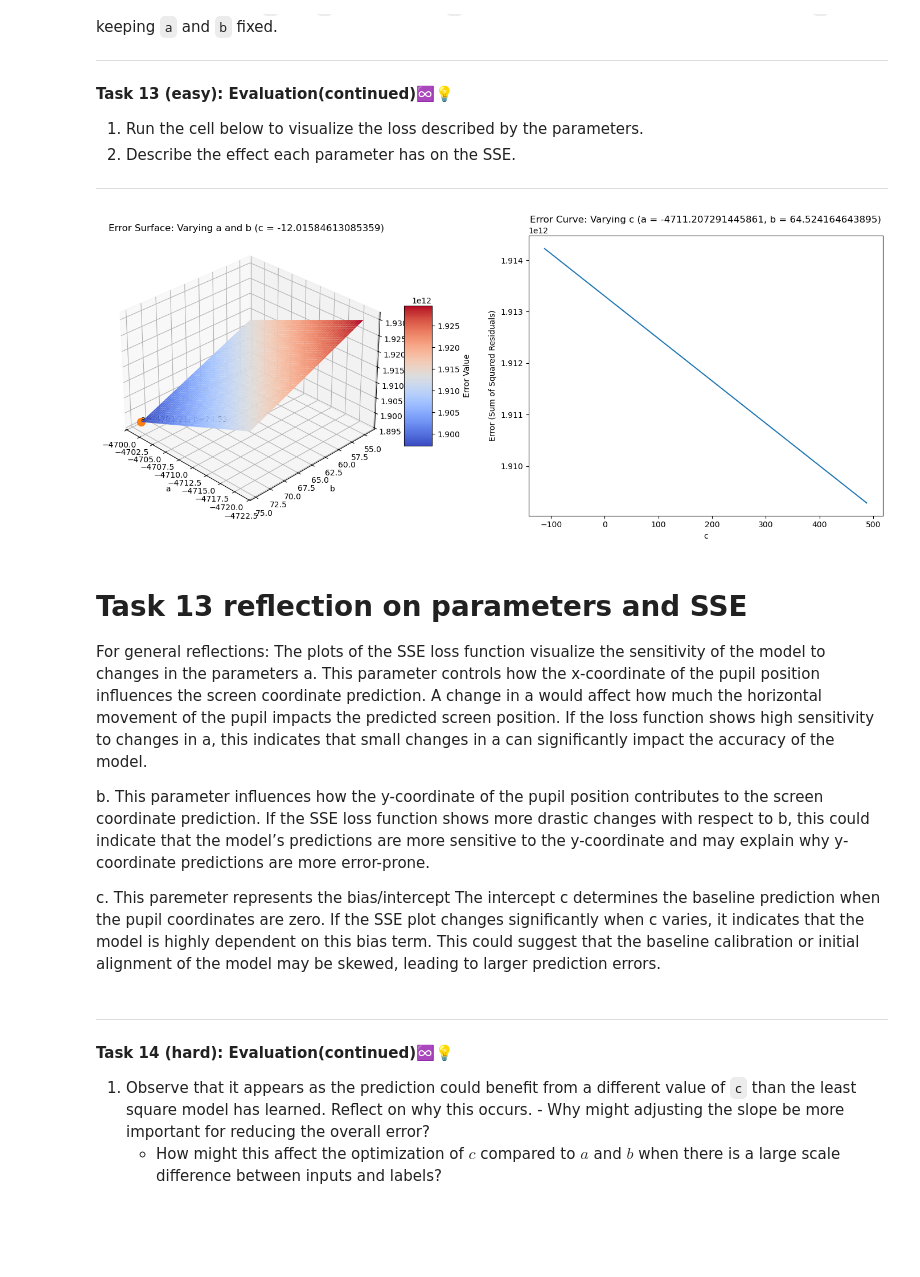
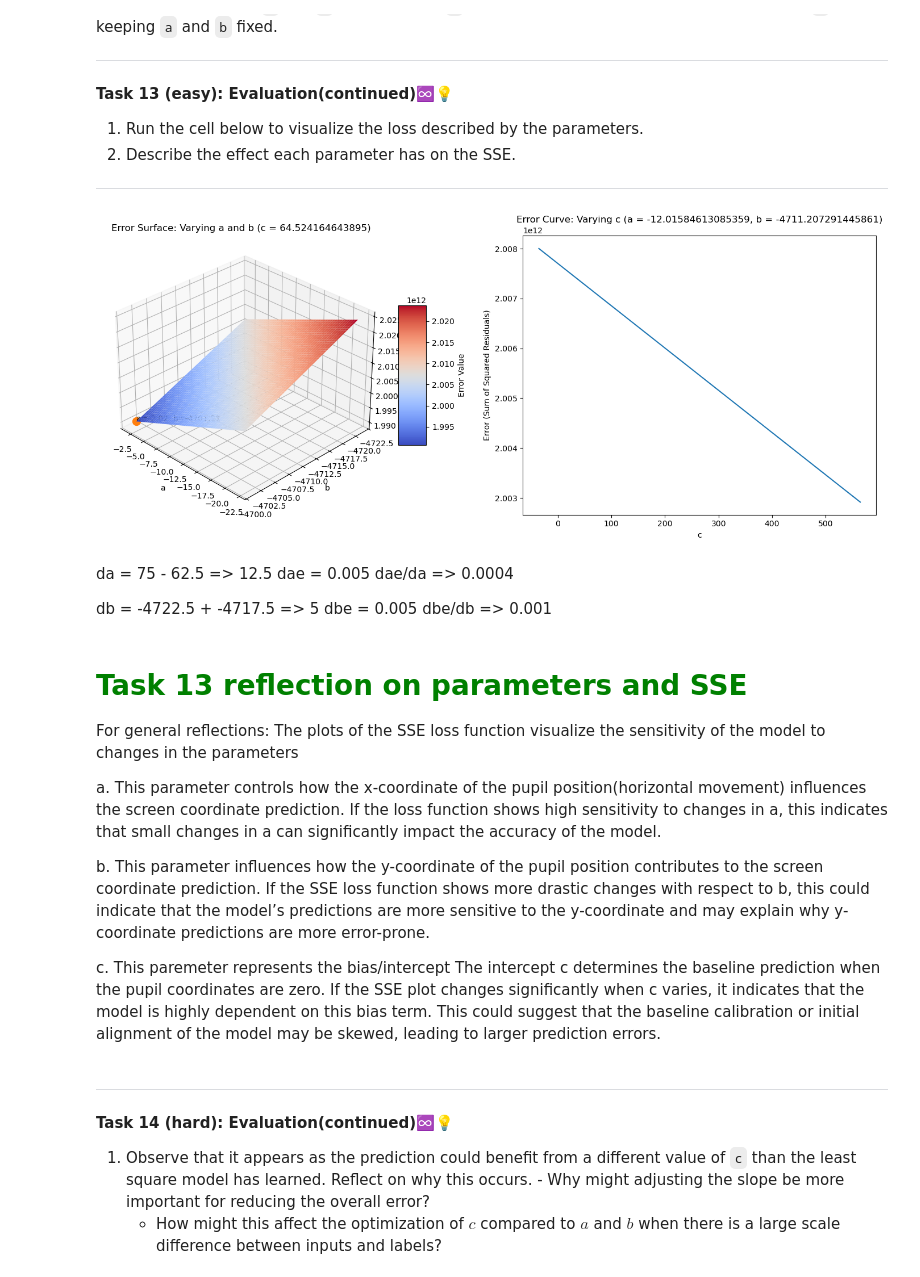
Before and after one commit to simontitk/machine-learning, a Jupyter notebook: 02-gaze.ipynb, the cells around one changed output. Cells and saved outputs as stored; diff of their text form; code cells hidden in the pictures; blank space fills up the shorter version.

Commit message:
Overhauled multiple reflections. Changed iml to fix 3d plane visualizer. Heatmapboi still still overcooked.

```diff
--- a/02-gaze.ipynb
+++ b/02-gaze.ipynb
@@ -332,8 +332,8 @@ class LinearGaze(GazeModel):
         #
         px, py = pupil[0], pupil[1]
 
-        x_predict = self.model_x[0] * px + self.model_x[1] * px + self.model_x[2]
-        y_predict = self.model_y[0] * py + self.model_y[1] * py + self.model_y[2]
+        x_predict = self.model_x[0] * px + self.model_x[1] * py + self.model_x[2]
+        y_predict = self.model_y[0] * px + self.model_y[1] * py + self.model_y[2]
 
         return x_predict, y_predict
 # %% [markdown]
@@ -680,24 +692,32 @@ The cell below creates two plots, left is the loss when changing parameters `a`
 # %%
 # Example usage with sample data
 x = D3[0]['pupils_train'][:,0]
 y = D3[0]['pupils_train'][:,1]
 z = D3[0]['screen_coordinates_train'][:,1]  # Actual targets
 
 # Set fixed values for a, b, and c (based on an example linear model)
 a_fixed = results_linear_ts3[0]['model_y'][2]
 b_fixed = results_linear_ts3[0]['model_y'][1]
 c_fixed = results_linear_ts3[0]['model_y'][0]
 
 # Plot the error surfaces
-iml_util.plot_error_surfaces(a_fixed, b_fixed, c_fixed, x, y, z)
+iml_util.plot_error_surfaces(b_fixed, c_fixed, a_fixed,  x, y, z)
 # %% [output]
-[figure, old version]
+[figure, new version]
+# %% [markdown]
+da = 75 - 62.5 => 12.5
+dae = 0.005
+dae/da => 0.0004
+
+db = -4722.5 + -4717.5 => 5
+dbe = 0.005
+dbe/db => 0.001
 # %% [markdown]
-# Task 13 reflection on parameters and SSE
+# <div style="color: green">Task 13 reflection on parameters and SSE</div>
 For general reflections:
 The plots of the SSE loss function visualize the sensitivity of the model to changes in the parameters
-a. This parameter controls how the x-coordinate of the pupil position influences the screen coordinate prediction.
-    A change in a would affect how much the horizontal movement of the pupil impacts the predicted screen position.
+
+a. This parameter controls how the x-coordinate of the pupil position(horizontal movement) influences the screen coordinate prediction.
     If the loss function shows high sensitivity to changes in a, this indicates that small changes in a can significantly impact the accuracy of the model.
 
 b. This parameter influences how the y-coordinate of the pupil position contributes to the screen coordinate prediction.
```
Also changed, not shown: parts of 7 cells of this notebook, 1 other file.
